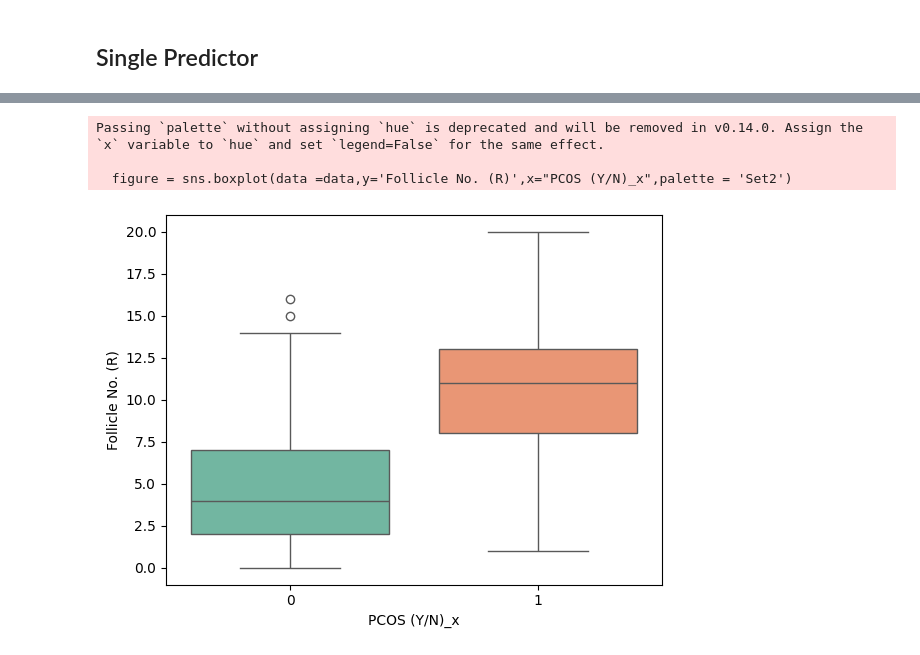
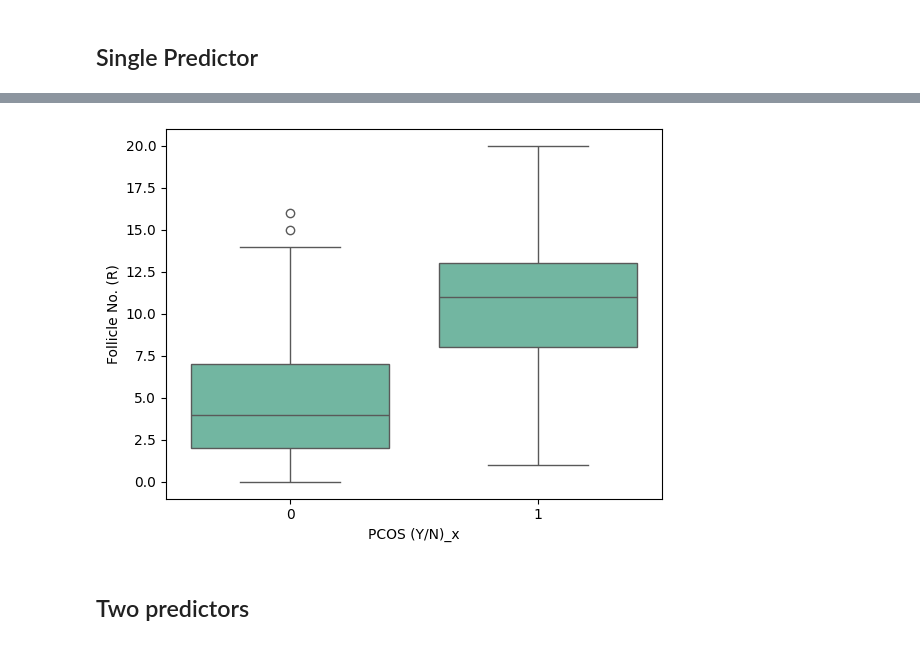
Before and after one commit to mujin7/pcos_prediction-machine_learning, a Jupyter notebook: pcos prediciton.ipynb, the cells around one changed output, grey strips where cells are left out. Saved outputs shown, nothing was run; the diff lists cells and outputs as text; code cells hidden in the pictures.

```diff
--- a/pcos prediciton.ipynb
+++ b/pcos prediciton.ipynb
@@ -166,8 +175,7 @@ sns.scatterplot(data =data,x='Follicle No. (R)',y='Follicle No. (L)', hue="PCOS
 # %%
-figure = sns.boxplot(data =data,y='Follicle No. (R)',x="PCOS (Y/N)_x",palette = 'Set2')
+figure = sns.boxplot(data =data,y='Follicle No. (R)',x="PCOS (Y/N)_x",color = "#66c2a5")
 plt.show()
 # %% [output]
-Passing `palette` without assigning `hue` is deprecated and will be removed in v0.14.0. Assign the `x` variable to `hue` and set `legend=False` for the same effect.
-
-  figure = sns.boxplot(data =data,y='Follicle No. (R)',x="PCOS (Y/N)_x",palette = 'Set2')
-[figure, old version]
+[figure, new version]
+# %% [markdown]
+## Two predictors
```
Also changed, not shown: parts of 20 cells of this notebook.
